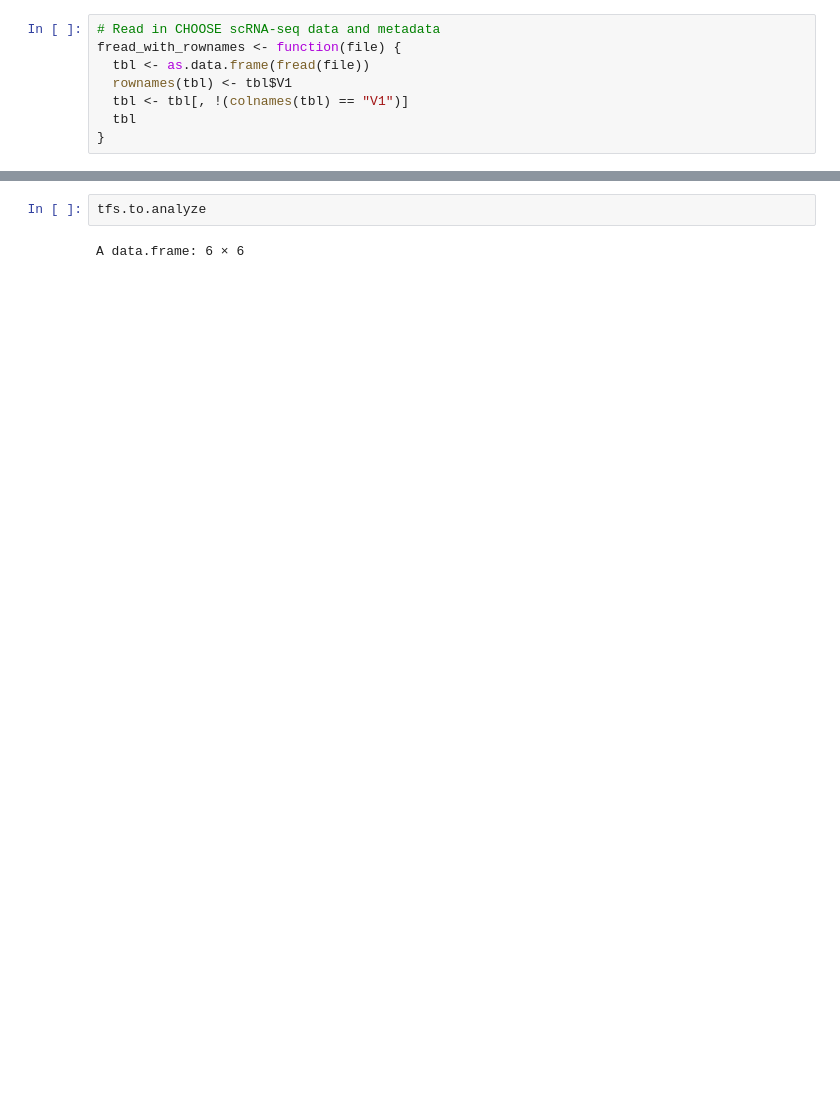
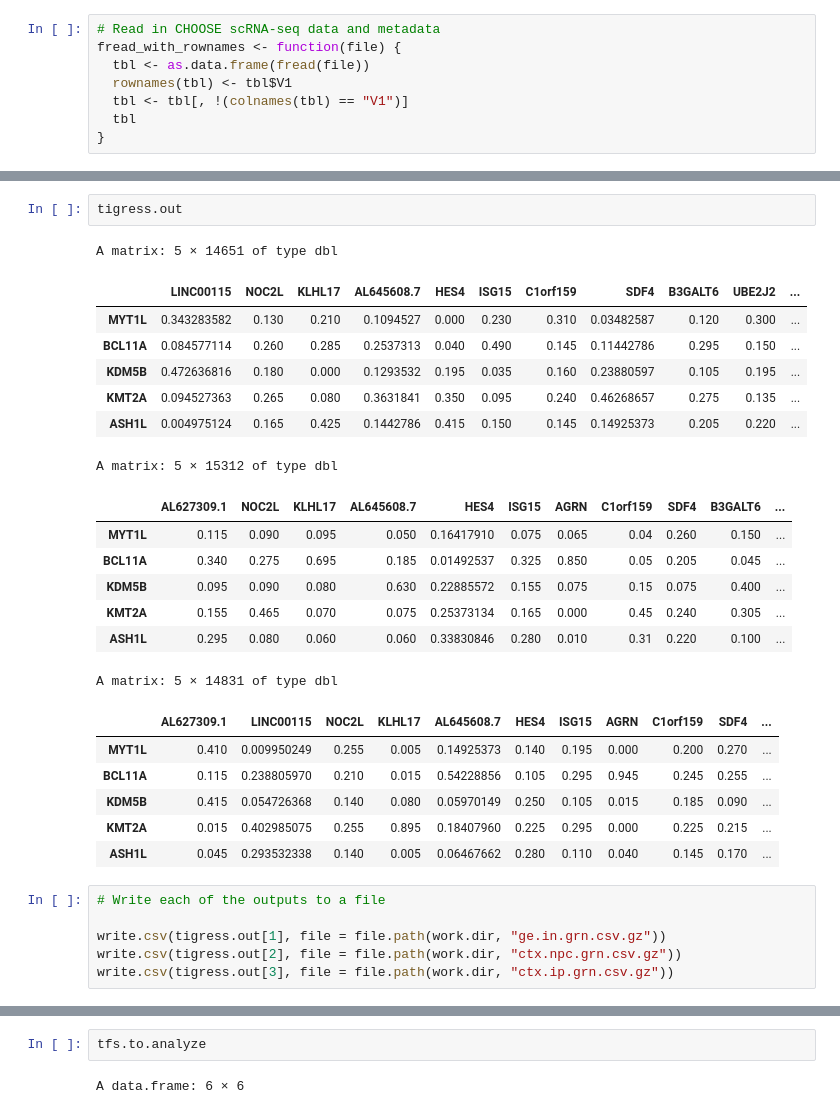
Before and after one commit to dwools/Team1_FinalProject, a Jupyter notebook: morphic-mini-challenge/resources/KaYee-notebook-incomplete.ipynb, the cells around one changed output, grey strips where cells are left out. Cells and saved outputs as stored; diff of their text form; blank space fills up the shorter version.

```diff
--- a/morphic-mini-challenge/resources/KaYee-notebook-incomplete.ipynb
+++ b/morphic-mini-challenge/resources/KaYee-notebook-incomplete.ipynb
@@ -111,0 +306,30 @@ A data.frame: 654690 × 9
+# %%
+tigress.out
+# %% [output]
+A matrix: 5 × 14651 of type dbl
+|  | LINC00115 | NOC2L | KLHL17 | AL645608.7 | HES4 | ISG15 | C1orf159 | SDF4 | B3GALT6 | UBE2J2 | ... |
+| MYT1L | 0.343283582 | 0.130 | 0.210 | 0.1094527 | 0.000 | 0.230 | 0.310 | 0.03482587 | 0.120 | 0.300 | ... |
+| BCL11A | 0.084577114 | 0.260 | 0.285 | 0.2537313 | 0.040 | 0.490 | 0.145 | 0.11442786 | 0.295 | 0.150 | ... |
+| KDM5B | 0.472636816 | 0.180 | 0.000 | 0.1293532 | 0.195 | 0.035 | 0.160 | 0.23880597 | 0.105 | 0.195 | ... |
+| KMT2A | 0.094527363 | 0.265 | 0.080 | 0.3631841 | 0.350 | 0.095 | 0.240 | 0.46268657 | 0.275 | 0.135 | ... |
+| ASH1L | 0.004975124 | 0.165 | 0.425 | 0.1442786 | 0.415 | 0.150 | 0.145 | 0.14925373 | 0.205 | 0.220 | ... |
+A matrix: 5 × 15312 of type dbl
+|  | AL627309.1 | NOC2L | KLHL17 | AL645608.7 | HES4 | ISG15 | AGRN | C1orf159 | SDF4 | B3GALT6 | ... |
+| MYT1L | 0.115 | 0.090 | 0.095 | 0.050 | 0.16417910 | 0.075 | 0.065 | 0.04 | 0.260 | 0.150 | ... |
+| BCL11A | 0.340 | 0.275 | 0.695 | 0.185 | 0.01492537 | 0.325 | 0.850 | 0.05 | 0.205 | 0.045 | ... |
+| KDM5B | 0.095 | 0.090 | 0.080 | 0.630 | 0.22885572 | 0.155 | 0.075 | 0.15 | 0.075 | 0.400 | ... |
+| KMT2A | 0.155 | 0.465 | 0.070 | 0.075 | 0.25373134 | 0.165 | 0.000 | 0.45 | 0.240 | 0.305 | ... |
+| ASH1L | 0.295 | 0.080 | 0.060 | 0.060 | 0.33830846 | 0.280 | 0.010 | 0.31 | 0.220 | 0.100 | ... |
+A matrix: 5 × 14831 of type dbl
+|  | AL627309.1 | LINC00115 | NOC2L | KLHL17 | AL645608.7 | HES4 | ISG15 | AGRN | C1orf159 | SDF4 | ... |
+| MYT1L | 0.410 | 0.009950249 | 0.255 | 0.005 | 0.14925373 | 0.140 | 0.195 | 0.000 | 0.200 | 0.270 | ... |
+| BCL11A | 0.115 | 0.238805970 | 0.210 | 0.015 | 0.54228856 | 0.105 | 0.295 | 0.945 | 0.245 | 0.255 | ... |
+| KDM5B | 0.415 | 0.054726368 | 0.140 | 0.080 | 0.05970149 | 0.250 | 0.105 | 0.015 | 0.185 | 0.090 | ... |
+| KMT2A | 0.015 | 0.402985075 | 0.255 | 0.895 | 0.18407960 | 0.225 | 0.295 | 0.000 | 0.225 | 0.215 | ... |
+| ASH1L | 0.045 | 0.293532338 | 0.140 | 0.005 | 0.06467662 | 0.280 | 0.110 | 0.040 | 0.145 | 0.170 | ... |
+# %%
+# Write each of the outputs to a file
+
+write.csv(tigress.out[1], file = file.path(work.dir, "ge.in.grn.csv.gz"))
+write.csv(tigress.out[2], file = file.path(work.dir, "ctx.npc.grn.csv.gz"))
+write.csv(tigress.out[3], file = file.path(work.dir, "ctx.ip.grn.csv.gz"))
```
Also changed, not shown: parts of 25 cells of this notebook.
